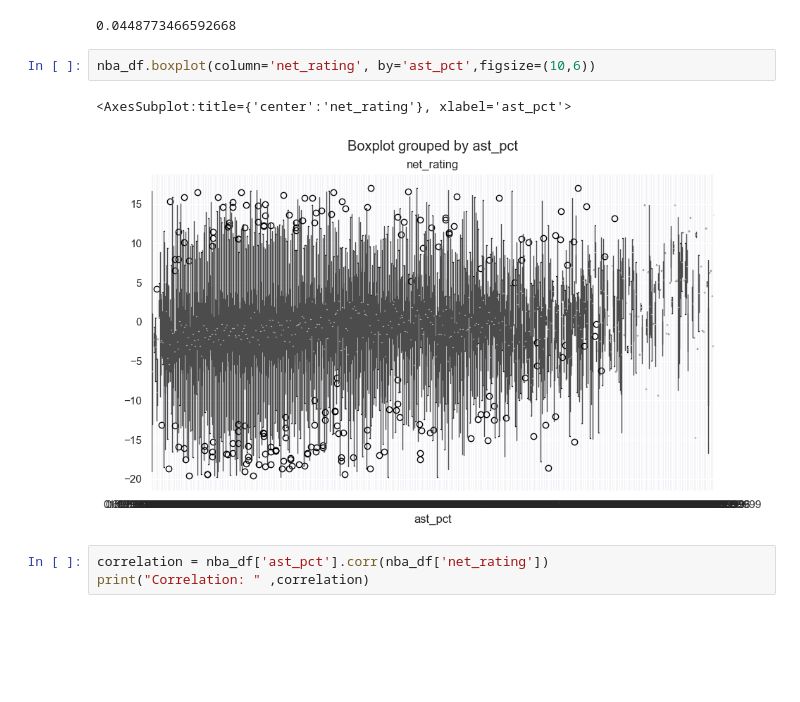
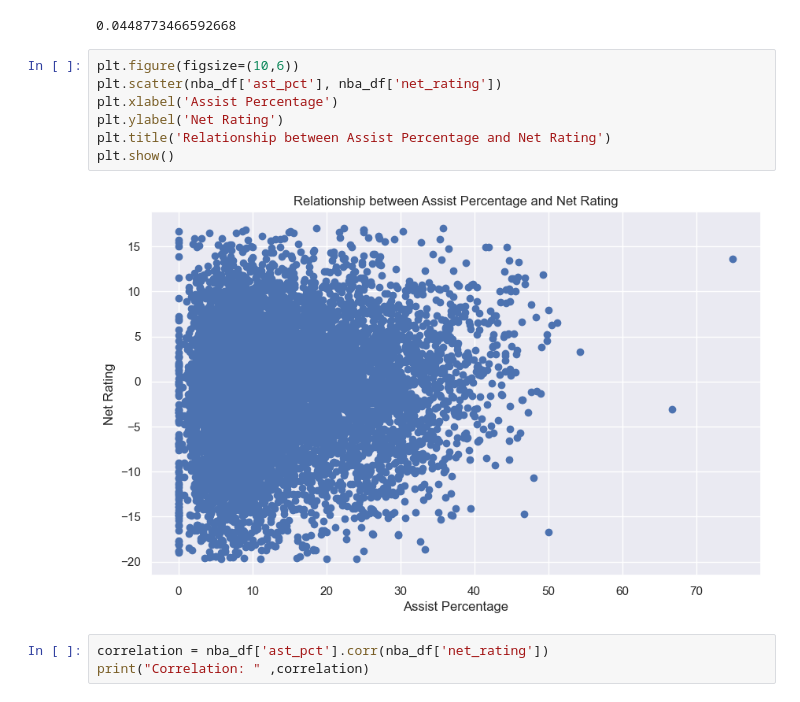
Before and after one commit to randallctc/SC1015_DSAI_Project, a Jupyter notebook: NBA_DataAnalysis_Final.ipynb, the cells around one changed output. Drawn from its saved outputs; the diff is of its cells as text; blank space fills up the shorter version.

```diff
--- a/NBA_DataAnalysis_Final.ipynb
+++ b/NBA_DataAnalysis_Final.ipynb
@@ -384,10 +392,14 @@ print(correlation)
 # %% [output]
 0.0448773466592668
 # %%
-nba_df.boxplot(column='net_rating', by='ast_pct',figsize=(10,6))
+plt.figure(figsize=(10,6))
+plt.scatter(nba_df['ast_pct'], nba_df['net_rating'])
+plt.xlabel('Assist Percentage')
+plt.ylabel('Net Rating')
+plt.title('Relationship between Assist Percentage and Net Rating')
+plt.show()
 # %% [output]
-<AxesSubplot:title={'center':'net_rating'}, xlabel='ast_pct'>
-[figure, old version]
+[figure, new version]
 # %%
 correlation = nba_df['ast_pct'].corr(nba_df['net_rating'])
 print("Correlation: " ,correlation)
```
Also changed, not shown: parts of 11 cells of this notebook.
